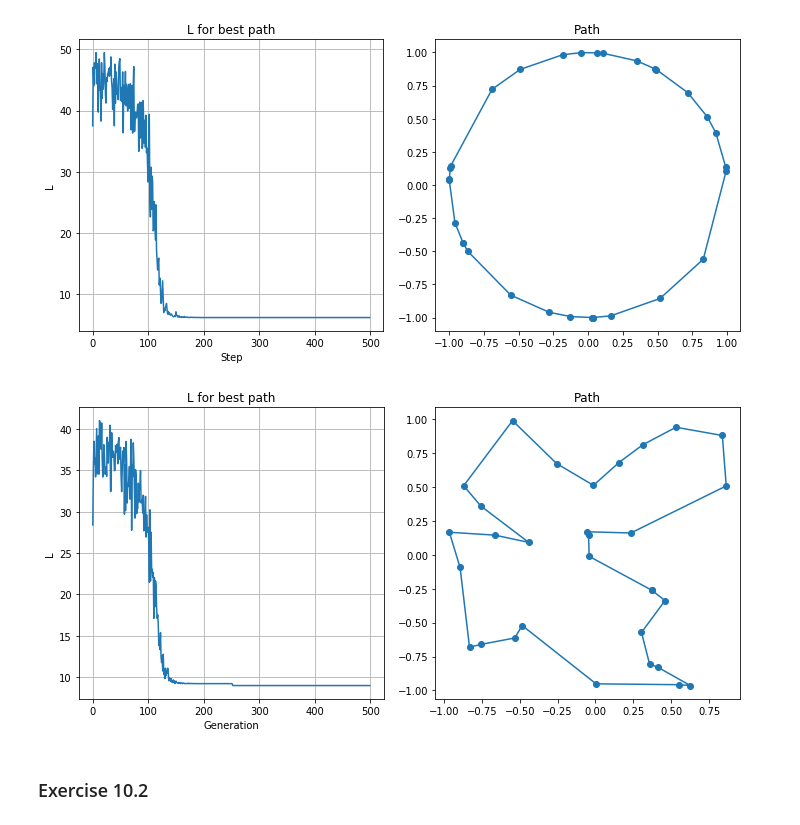
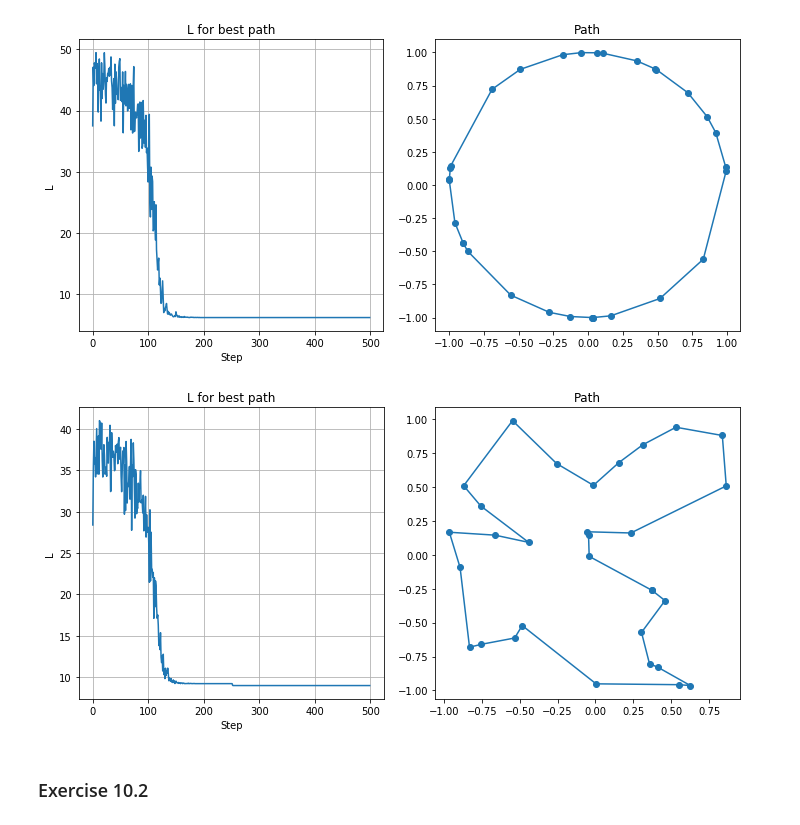
Before and after one commit to martanit/laboratorio-simulazione-numerica, a Jupyter notebook: exercise_10/exercise_10.ipynb, the cells around one changed output. Cells and saved outputs as stored; diff of their text form; code cells hidden in the pictures.

```diff
--- a/exercise_10/exercise_10.ipynb
+++ b/exercise_10/exercise_10.ipynb
@@ -36,22 +36,22 @@ plt.show()
 # %%
 plt.figure(figsize=(10,5))
 
 plt.subplot(1,2,1)
 x, y = np.loadtxt("es_10.1/square_distance.dat", usecols=(0,1), delimiter=' ', unpack='True')
 plt.title("L for best path")
-plt.xlabel("Generation")
+plt.xlabel("Step")
 plt.ylabel("L")
 plt.plot(x, y)
 plt.grid()
 
 plt.subplot(1,2,2)
 x, y = np.loadtxt("es_10.1/square_path.dat", usecols=(0,1), delimiter=' ', unpack='True')
 plt.title("Path")
 plt.plot(x, y, '-o')
 
 plt.tight_layout()
 plt.show()
 # %% [output]
-[figure, old version]
+[figure, new version]
 # %% [markdown]
 ### Exercise 10.2
```
Also changed, not shown: parts of 4 cells of this notebook, 8 other files.
